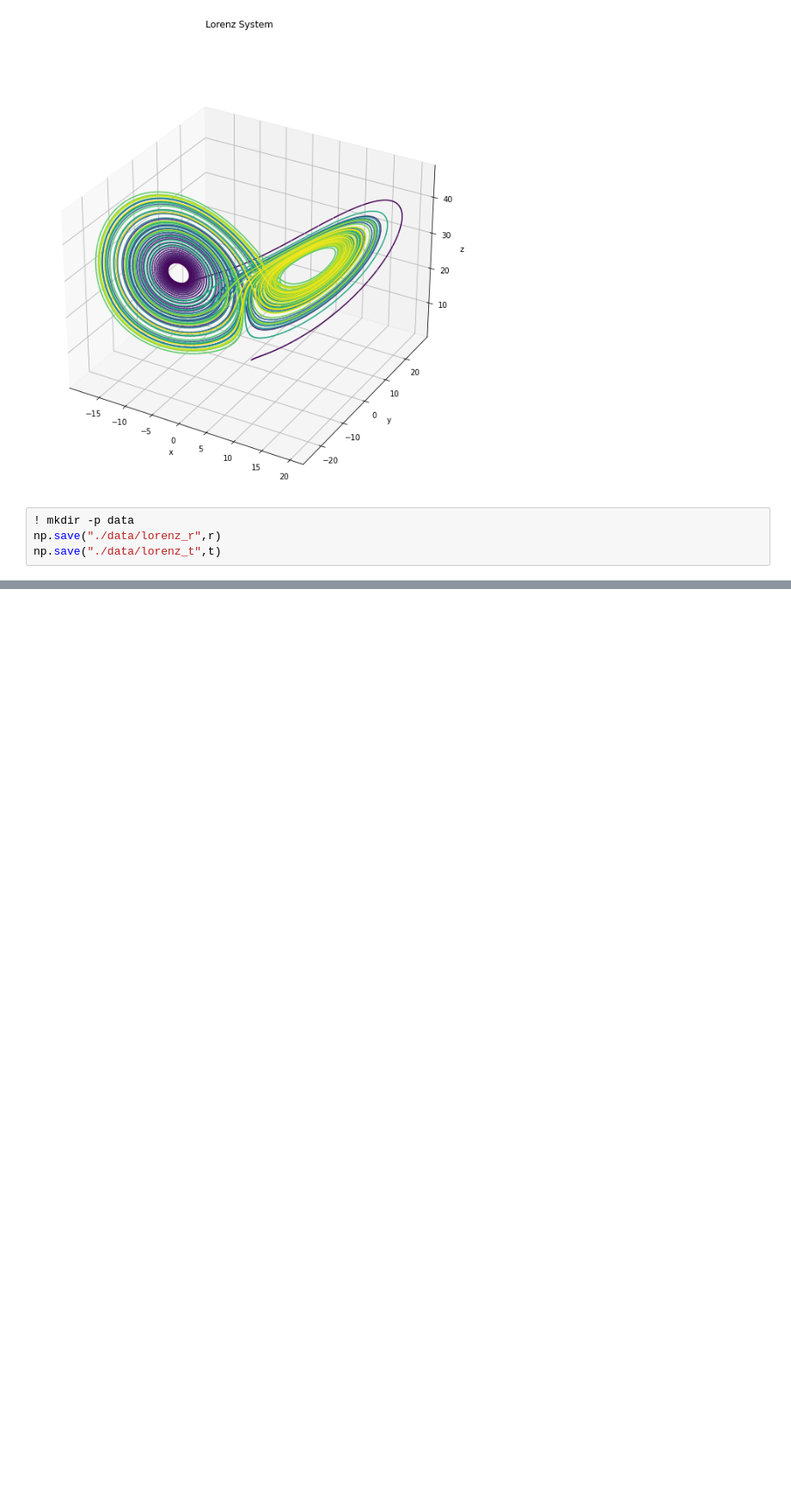
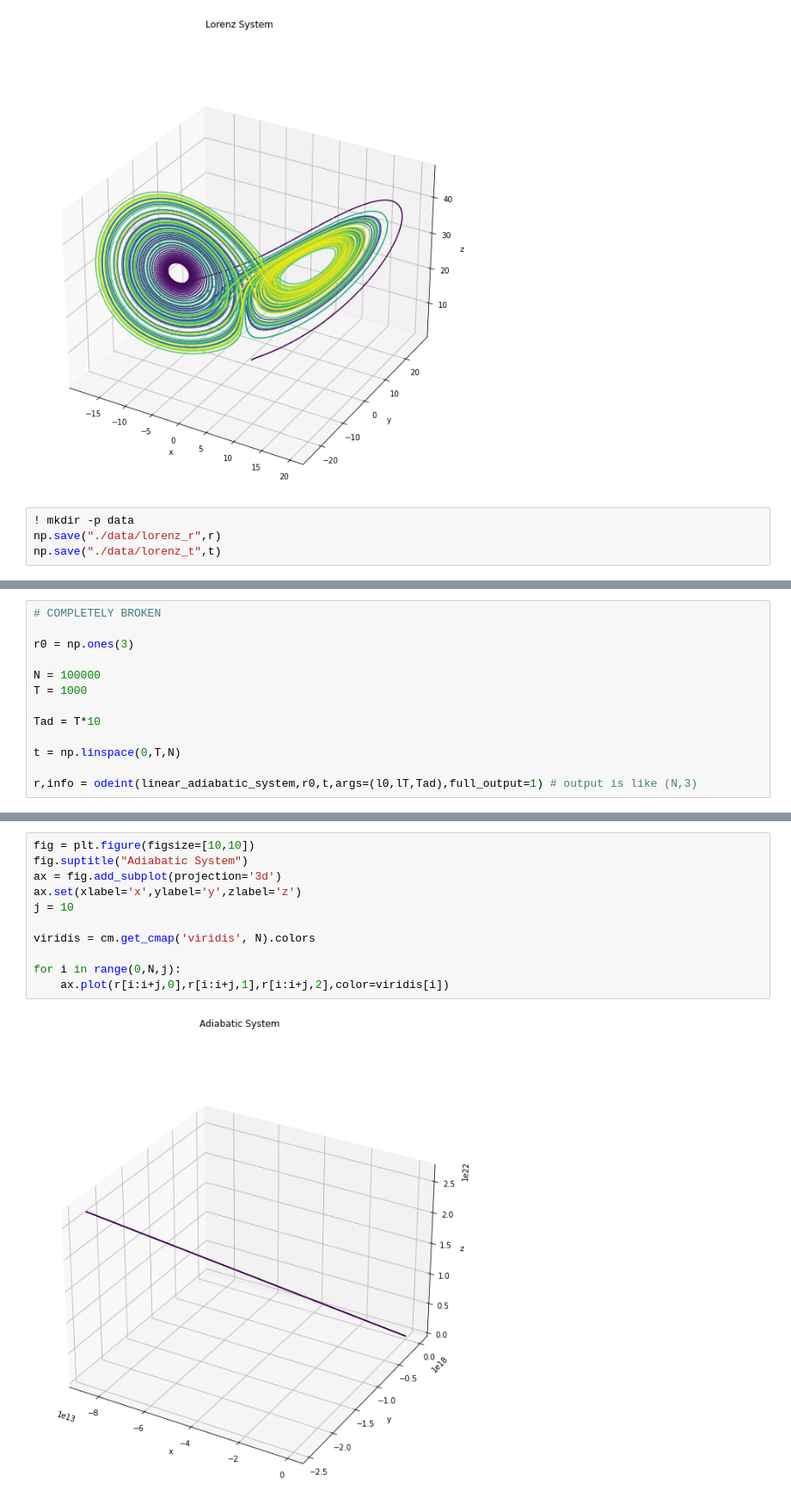
Before and after one commit to emersonvero/LoCP2, a Jupyter notebook: project/data_generation.ipynb, the cells around one changed output, grey strips where cells are left out. Shown at 86% size. Drawn from its saved outputs; the diff is of its cells as text; blank space fills up the shorter version.

Commit message:
some work on adiabatic transformation

```diff
--- a/project/data_generation.ipynb
+++ b/project/data_generation.ipynb
@@ -78,0 +207,13 @@ np.save("./data/lorenz_t",t)
+# %%
+# COMPLETELY BROKEN
+
+r0 = np.ones(3)
+
+N = 100000
+T = 1000
+
+Tad = T*10
+
+t = np.linspace(0,T,N)
+
+r,info = odeint(linear_adiabatic_system,r0,t,args=(l0,lT,Tad),full_output=1) # output is like (N,3)
@@ -78,0 +230,13 @@ np.save("./data/lorenz_t",t)
+# %%
+fig = plt.figure(figsize=[10,10])
+fig.suptitle("Adiabatic System")
+ax = fig.add_subplot(projection='3d')
+ax.set(xlabel='x',ylabel='y',zlabel='z')
+j = 10
+
+viridis = cm.get_cmap('viridis', N).colors
+
+for i in range(0,N,j):
+    ax.plot(r[i:i+j,0],r[i:i+j,1],r[i:i+j,2],color=viridis[i])
+# %% [output]
+[figure, added]
```
Also changed, not shown: parts of 3 cells of this notebook, 5 other files.
